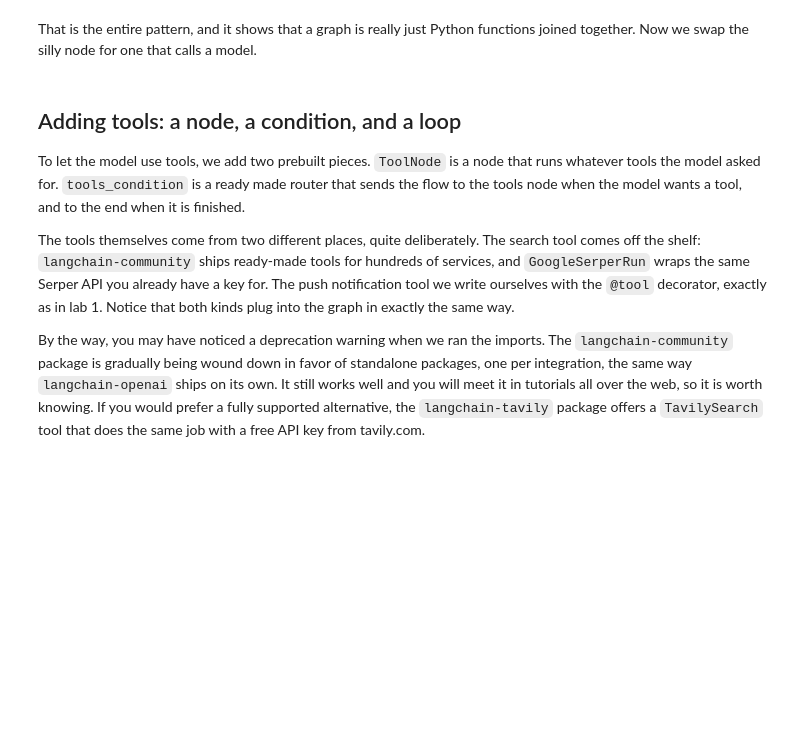
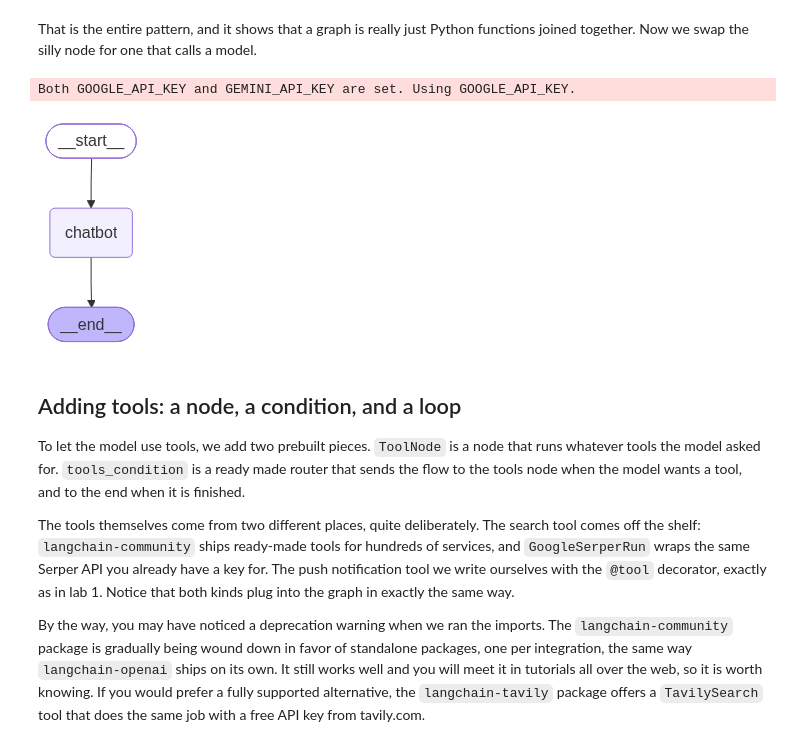
Before and after one commit to dhanushnd101/learn-future, a Jupyter notebook: 4_langchain_langgraph/2_lab2.ipynb, the cells around one changed output. Saved outputs shown, nothing was run; the diff lists cells and outputs as text; code cells hidden in the pictures; blank space fills up the shorter version.

```diff
--- a/4_langchain_langgraph/2_lab2.ipynb
+++ b/4_langchain_langgraph/2_lab2.ipynb
@@ -77,18 +86,22 @@ print(result["messages"][-1].content)
 # %% [markdown]
 That is the entire pattern, and it shows that a graph is really just Python functions joined together. Now we swap the silly node for one that calls a model.
 # %%
-llm = ChatOpenAI(model="gpt-5.4-mini")
+# llm = ChatOpenAI(model="gpt-5.4-mini")
+llm = ChatGoogleGenerativeAI(model="gemini-3.1-flash-lite")
 
 def chatbot_node(state: State) -> dict:
     return {"messages": [llm.invoke(state["messages"])]}
 
 builder = StateGraph(State)
 builder.add_node("chatbot", chatbot_node)
 builder.add_edge(START, "chatbot")
 builder.add_edge("chatbot", END)
 graph = builder.compile()
 
 display(Image(graph.get_graph().draw_mermaid_png()))
+# %% [output]
+Both GOOGLE_API_KEY and GEMINI_API_KEY are set. Using GOOGLE_API_KEY.
+[figure, added]
 # %%
 result = graph.invoke({"messages": [{"role": "user", "content": "What is a directed graph, in one sentence?"}]})
 print(result["messages"][-1].content)
```
Also changed, not shown: parts of 10 cells of this notebook, 6 other files.
